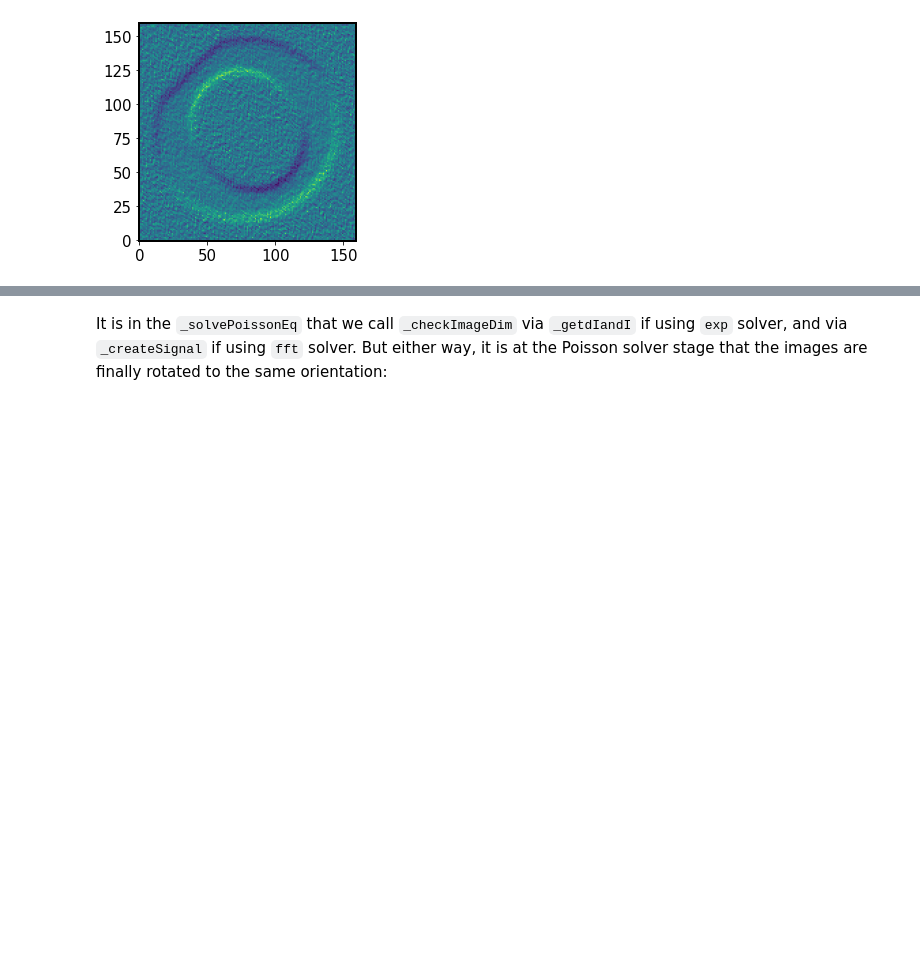
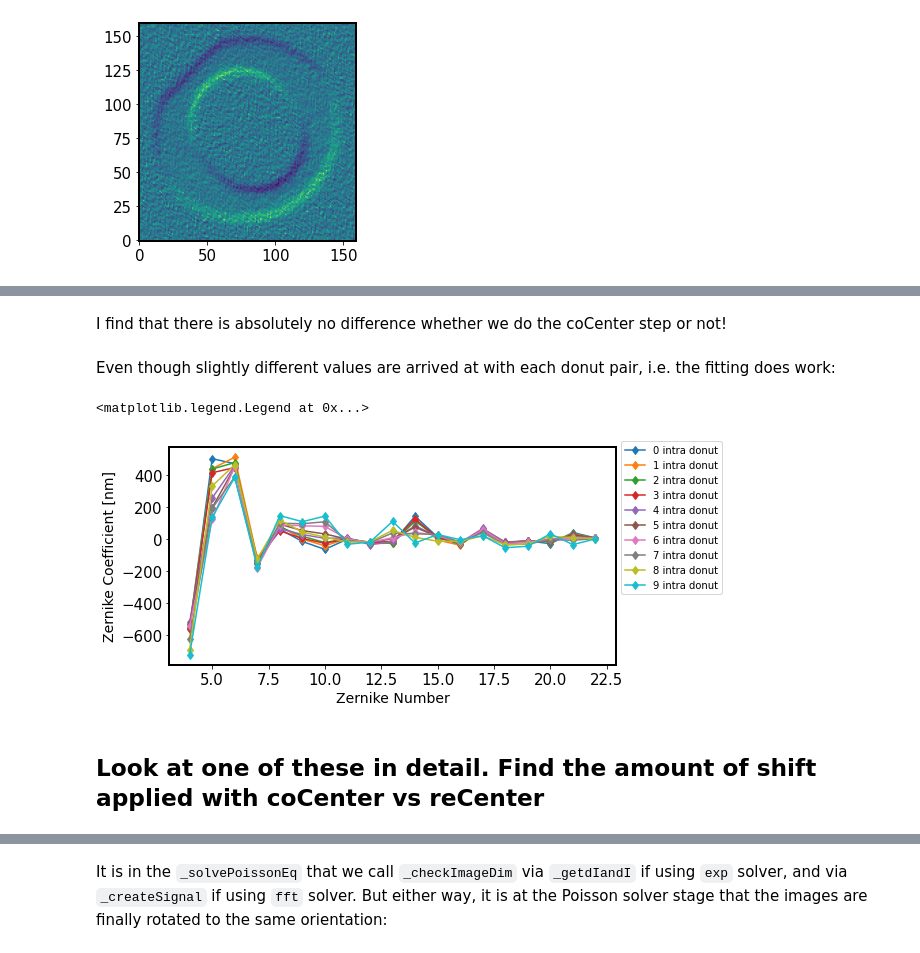
Before and after one commit to suberlak/AOS, a Jupyter notebook: AOS_DM-35922_cocenter_vs_recenter.ipynb, the cells around one changed output, grey strips where cells are left out. Drawn from its saved outputs; the diff is of its cells as text; code cells hidden in the pictures; blank space fills up the shorter version.

```diff
--- a/AOS_DM-35922_cocenter_vs_recenter.ipynb
+++ b/AOS_DM-35922_cocenter_vs_recenter.ipynb
@@ -1340,0 +1677,26 @@ for row in titles.keys():
+# %% [markdown]
+I find that there is absolutely no difference whether we do the coCenter step or not!
+# %% [markdown]
+Even though slightly different values are arrived at with each donut pair, i.e. the fitting does work:
+# %%
+fig,ax = plt.subplots(1,1,figsize=(8,4))
+
+for j in range(10):
+
+    fname = f'DM-35922_store_extra-{i}_intra-{j}_doCocenter.npy'
+    store0 = np.load(fname, allow_pickle=True).item()
+
+#  fname = f'DM-35922_store_extra-{i}_intra-{j}_noCocenter.npy'
+#     store1 = np.load(fname, allow_pickle=True).item()
+    zk0 = store0[14]['zer4UpNm']
+    plt.plot(np.arange(4, 23),zk0, '-d', label=f'{j} intra donut',
+                )
+
+plt.xlabel('Zernike Number', size=14)
+plt.ylabel('Zernike Coefficient [nm]', size=14)
+plt.legend(bbox_to_anchor=[1, 1.05])
+# %% [output]
+<matplotlib.legend.Legend at 0x...>
+[figure, added]
+# %% [markdown]
+## Look at one of these in detail. Find the amount of shift applied with coCenter vs reCenter
```
Also changed, not shown: parts of 37 cells of this notebook.
